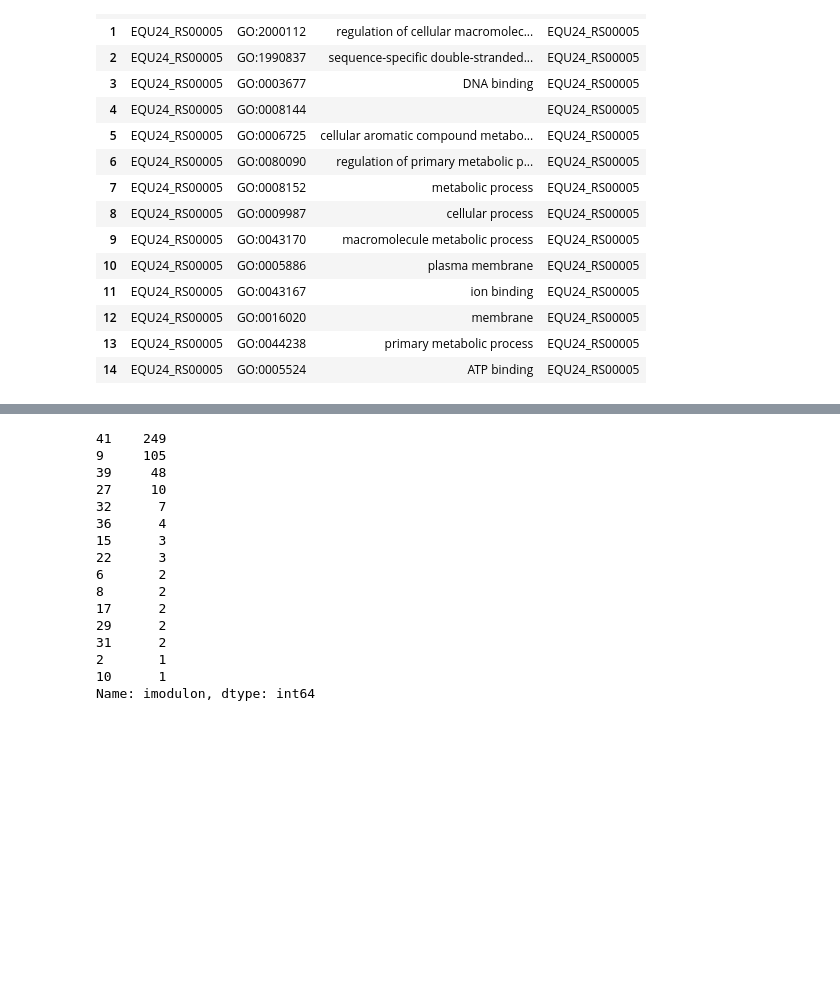
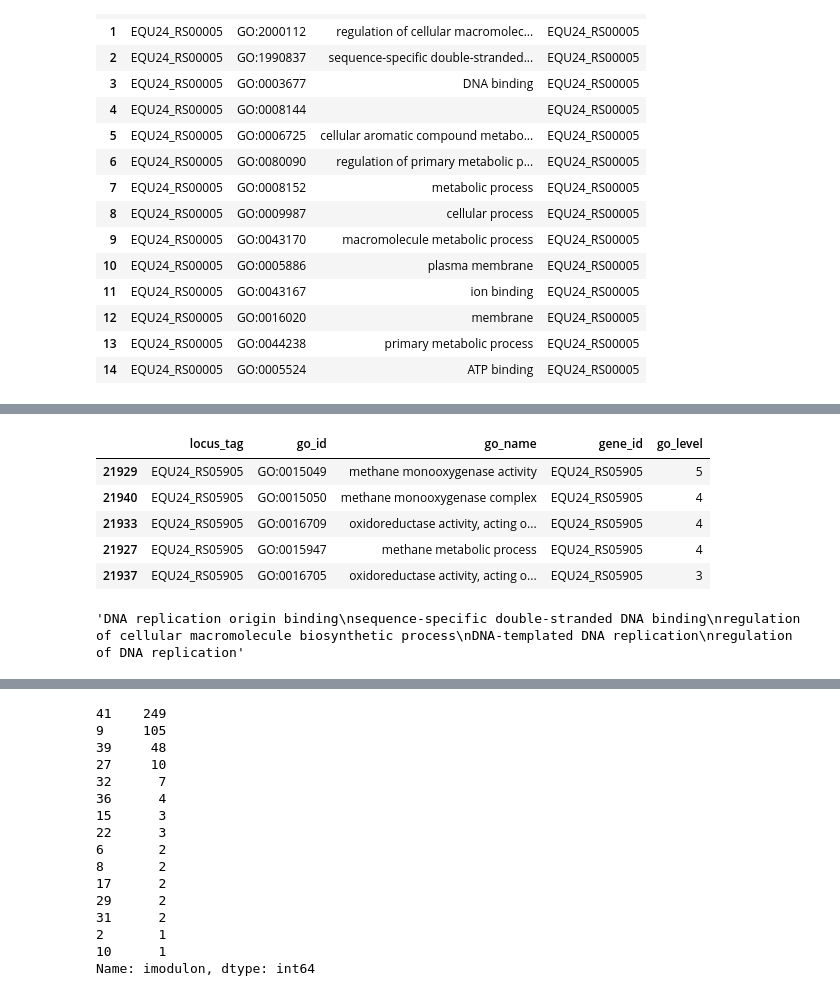
Before and after one commit to erinhwilson/modulome-workflow, a Jupyter notebook: 5_characterize_iModulons/2_iModulon_characterization_Erin.ipynb, the cells around one changed output, grey strips where cells are left out. Saved outputs shown, nothing was run; the diff lists cells and outputs as text; code cells hidden in the pictures; blank space fills up the shorter version.

```diff
--- a/5_characterize_iModulons/2_iModulon_characterization_Erin.ipynb
+++ b/5_characterize_iModulons/2_iModulon_characterization_Erin.ipynb
@@ -242,0 +290,9 @@ DF_GO.head(15)
+# %%
+DF_GO[DF_GO['locus_tag']=='EQU24_RS05905'].sort_values('go_level',ascending=False).head(5)
+# %% [output]
+|  | locus_tag | go_id | go_name | gene_id | go_level |
+| 21929 | EQU24_RS05905 | GO:0015049 | methane monooxygenase activity | EQU24_RS05905 | 5 |
+| 21940 | EQU24_RS05905 | GO:0015050 | methane monooxygenase complex | EQU24_RS05905 | 4 |
+| 21933 | EQU24_RS05905 | GO:0016709 | oxidoreductase activity, acting o... | EQU24_RS05905 | 4 |
+| 21927 | EQU24_RS05905 | GO:0015947 | methane metabolic process | EQU24_RS05905 | 4 |
+| 21937 | EQU24_RS05905 | GO:0016705 | oxidoreductase activity, acting o... | EQU24_RS05905 | 3 |
@@ -242,0 +301,4 @@ DF_GO.head(15)
+# %%
+'\n'.join(list(top5gos['EQU24_RS00005']))
+# %% [output]
+'DNA replication origin binding\nsequence-specific double-stranded DNA binding\nregulation of cellular macromolecule biosynthetic process\nDNA-templated DNA replication\nregulation of DNA replication'
```
Also changed, not shown: parts of 7 cells of this notebook, 1 other file.
